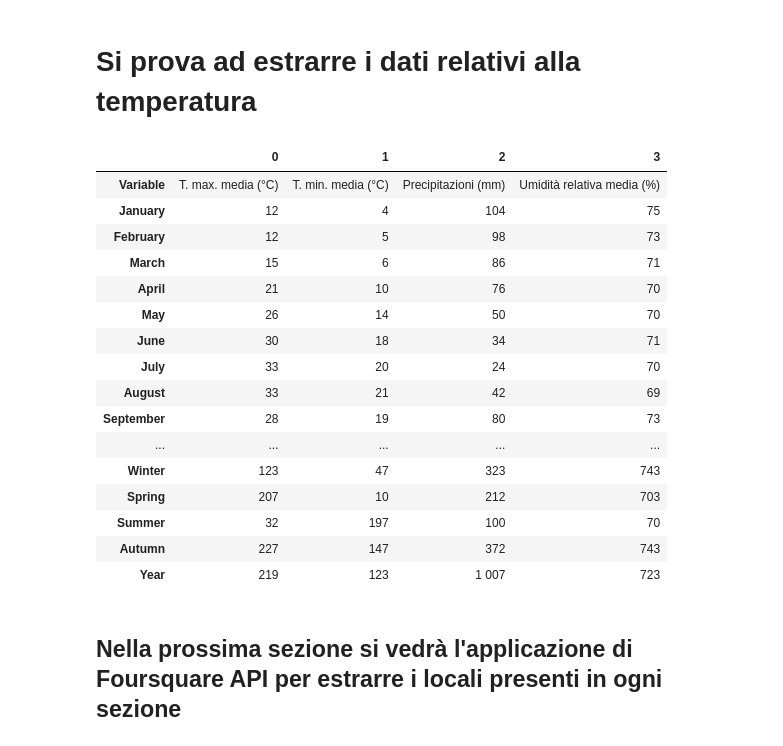
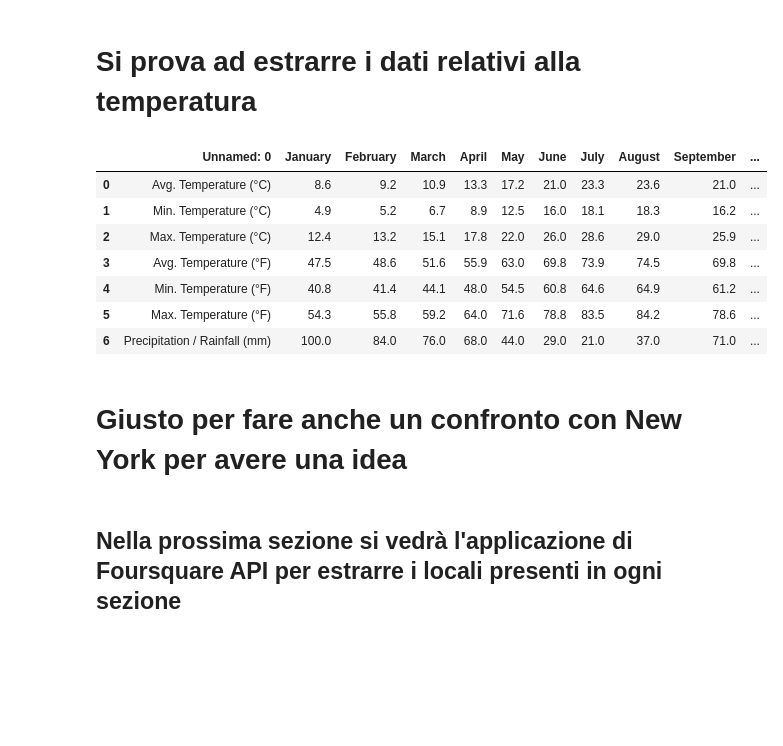
Before and after one commit to claudio-calamita/My-Project, a Jupyter notebook: Final Assignment Coursera.ipynb, the cells around one changed output. Cells and saved outputs as stored; diff of their text form; code cells hidden in the pictures; blank space fills up the shorter version.

Commit message:
Aggiunge dati nella Temperatura. Fare I grafici con seaborn per i livelli di confidenza. Fare confronto con New York

```diff
--- a/Final Assignment Coursera.ipynb
+++ b/Final Assignment Coursera.ipynb
@@ -297,20 +272,22 @@ df_temp = pd.read_html(str(table_temp))[0]
-# %%
-<table id="small_weather_table">
-# %% [output]
-|  | 0 | 1 | 2 | 3 |
-| Variable | T. max. media (°C) | T. min. media (°C) | Precipitazioni (mm) | Umidità relativa media (%) |
-| January | 12 | 4 | 104 | 75 |
-| February | 12 | 5 | 98 | 73 |
-| March | 15 | 6 | 86 | 71 |
-| April | 21 | 10 | 76 | 70 |
-| May | 26 | 14 | 50 | 70 |
-| June | 30 | 18 | 34 | 71 |
-| July | 33 | 20 | 24 | 70 |
-| August | 33 | 21 | 42 | 69 |
-| September | 28 | 19 | 80 | 73 |
-| ... | ... | ... | ... | ... |
-| Winter | 123 | 47 | 323 | 743 |
-| Spring | 207 | 10 | 212 | 703 |
-| Summer | 32 | 197 | 100 | 70 |
-| Autumn | 227 | 147 | 372 | 743 |
-| Year | 219 | 123 | 1 007 | 723 |
+# %%
+## Define url
+url = "https://en.climate-data.org/europe/italy/campania/naples-4561/"
+
+## Scrape site
+res_temperature = requests.get(url)
+soup_temperature = BeautifulSoup(res_temperature.content, features='html')
+
+## extract wiki table
+table_temp = soup_temperature.find_all('table', attrs={"id":"weather_table"}) ## la table è unica
+
+df_temp = pd.read_html(str(table_temp))[0]
+df_temp
+# %% [output]
+|  | Unnamed: 0 | January | February | March | April | May | June | July | August | September | ... |
+| 0 | Avg. Temperature (°C) | 8.6 | 9.2 | 10.9 | 13.3 | 17.2 | 21.0 | 23.3 | 23.6 | 21.0 | ... |
+| 1 | Min. Temperature (°C) | 4.9 | 5.2 | 6.7 | 8.9 | 12.5 | 16.0 | 18.1 | 18.3 | 16.2 | ... |
+| 2 | Max. Temperature (°C) | 12.4 | 13.2 | 15.1 | 17.8 | 22.0 | 26.0 | 28.6 | 29.0 | 25.9 | ... |
+| 3 | Avg. Temperature (°F) | 47.5 | 48.6 | 51.6 | 55.9 | 63.0 | 69.8 | 73.9 | 74.5 | 69.8 | ... |
+| 4 | Min. Temperature (°F) | 40.8 | 41.4 | 44.1 | 48.0 | 54.5 | 60.8 | 64.6 | 64.9 | 61.2 | ... |
+| 5 | Max. Temperature (°F) | 54.3 | 55.8 | 59.2 | 64.0 | 71.6 | 78.8 | 83.5 | 84.2 | 78.6 | ... |
+| 6 | Precipitation / Rainfall (mm) | 100.0 | 84.0 | 76.0 | 68.0 | 44.0 | 29.0 | 21.0 | 37.0 | 71.0 | ... |
@@ -317,2 +296,4 @@ df_temp = pd.read_html(str(table_temp))[0]
+# %% [markdown]
+# Giusto per fare anche un confronto con New York per avere una idea
 # %% [markdown]
 ## Nella prossima sezione si vedrà l'applicazione di Foursquare API per estrarre i locali presenti in ogni sezione
```
Also changed, not shown: parts of 4 cells of this notebook.
